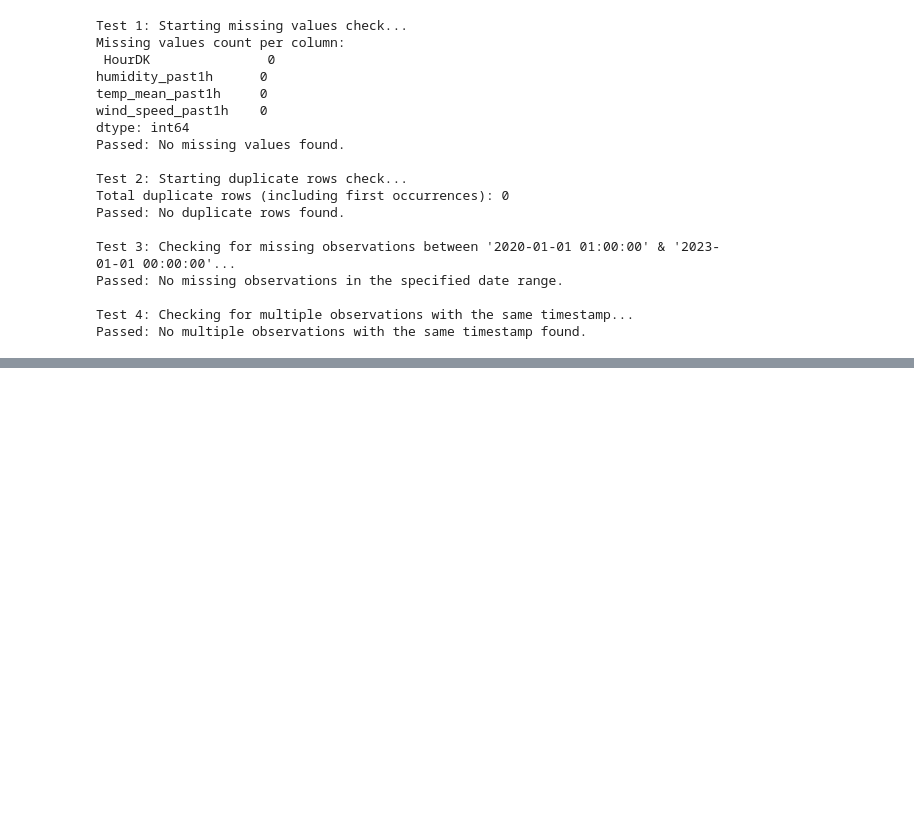
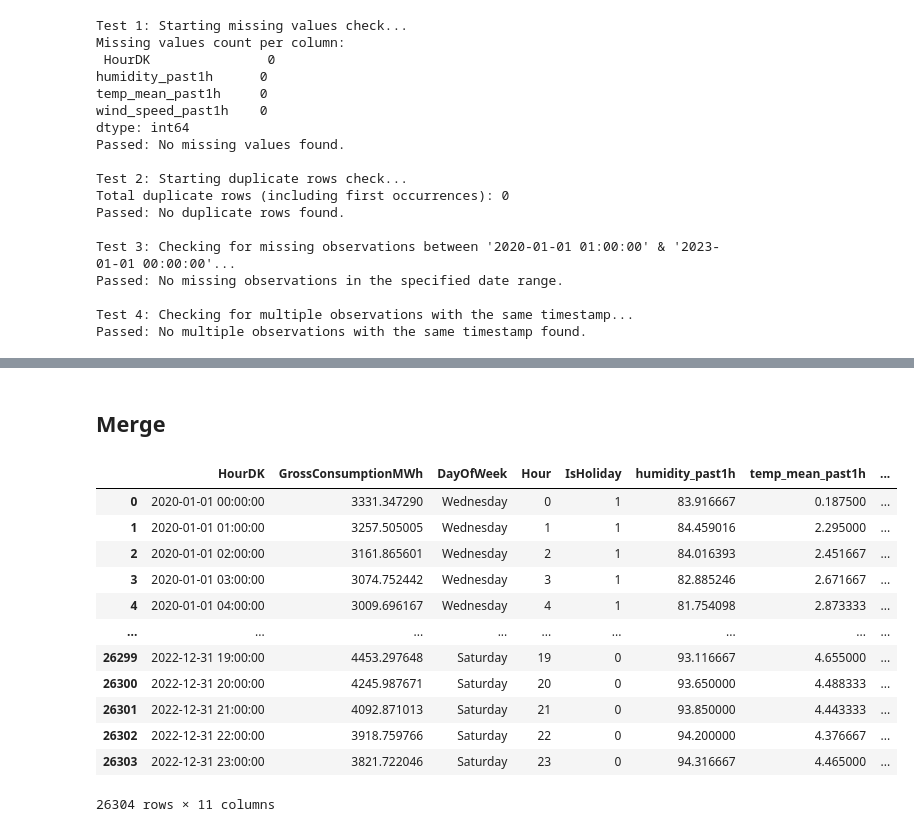
Before and after one commit to madsh0402/Forecasting-energy-consumption-in-Denmark, a Jupyter notebook: Data Cleaning/Merge data files.ipynb, the cells around one changed output, grey strips where cells are left out. Cells and saved outputs as stored; diff of their text form; code cells hidden in the pictures; blank space fills up the shorter version.

```diff
--- a/Data Cleaning/Merge data files.ipynb
+++ b/Data Cleaning/Merge data files.ipynb
@@ -325,0 +304,7 @@ df_weather
+# %%
+
+df_Ecar['HourDK'] = pd.to_datetime(df_Ecar['HourDK']) # Ensure 'Unnamed: 0' is treated as datetime
+df_Hcar['HourDK'] = pd.to_datetime(df_Ecar['HourDK'])
+
+df_Ecar['Electric cars'] = df_Ecar['Electric cars'].pct_change() * 100 # Calculate the percentage change
+df_Hcar['Plug-in hybrid cars'] = df_Hcar['Plug-in hybrid cars'].pct_change() * 100
@@ -325,0 +313,6 @@ df_weather
+# %%
+df_Ecar = df_Ecar[(df_Ecar['HourDK'] >= '2020-01-01 00:00:00') & (df_Ecar['HourDK'] <= '2022-12-31 23:00:00')]
+df_Ecar = df_Ecar.sort_values(by='HourDK')
+
+df_Hcar = df_Hcar[(df_Hcar['HourDK'] >= '2020-01-01 00:00:00') & (df_Hcar['HourDK'] <= '2022-12-31 23:00:00')]
+df_Hcar = df_Hcar.sort_values(by='HourDK')
@@ -325,0 +342,2 @@ df_weather
+# %%
+df_price = pd.read_csv(f"{basepath}/EL_price_interpolated.csv")
@@ -325,0 +346,9 @@ df_weather
+# %%
+df_price['EL_price'] = df_price.loc[:, df_price.columns != 'DateTime'].mean(axis=1)
+df_price = df_price[['DateTime','EL_price']]
+
+df_price.rename(columns={'DateTime': 'HourDK'}, inplace=True)
+
+df_price = df_price[(df_price['HourDK'] >= '2020-01-01 00:00:00') & (df_price['HourDK'] <= '2022-12-31 23:00:00')]
+df_price = df_price.sort_values(by='HourDK')
+df_price = df_price.drop_duplicates()
@@ -325,0 +374,30 @@ df_weather
+# %% [markdown]
+## Merge
+# %%
+df_consumption['HourDK'] = pd.to_datetime(df_consumption['HourDK'])
+df_weather['HourDK'] = pd.to_datetime(df_weather['HourDK'])
+df_Ecar['HourDK'] = pd.to_datetime(df_Ecar['HourDK'])
+df_Hcar['HourDK'] = pd.to_datetime(df_Hcar['HourDK'])
+df_price['HourDK'] = pd.to_datetime(df_price['HourDK'])
+
+# Merge dataframes one by one on the 'HourDK' column
+df_merged = df_consumption
+df_merged = pd.merge(df_merged, df_weather, on='HourDK', how='outer')
+df_merged = pd.merge(df_merged, df_Ecar, on='HourDK', how='outer')
+df_merged = pd.merge(df_merged, df_Hcar, on='HourDK', how='outer')
+df_merged = pd.merge(df_merged, df_price, on='HourDK', how='outer')
+df_merged
+# %% [output]
+|  | HourDK | GrossConsumptionMWh | DayOfWeek | Hour | IsHoliday | humidity_past1h | temp_mean_past1h | ... |
+| 0 | 2020-01-01 00:00:00 | 3331.347290 | Wednesday | 0 | 1 | 83.916667 | 0.187500 | ... |
+| 1 | 2020-01-01 01:00:00 | 3257.505005 | Wednesday | 1 | 1 | 84.459016 | 2.295000 | ... |
+| 2 | 2020-01-01 02:00:00 | 3161.865601 | Wednesday | 2 | 1 | 84.016393 | 2.451667 | ... |
+| 3 | 2020-01-01 03:00:00 | 3074.752442 | Wednesday | 3 | 1 | 82.885246 | 2.671667 | ... |
+| 4 | 2020-01-01 04:00:00 | 3009.696167 | Wednesday | 4 | 1 | 81.754098 | 2.873333 | ... |
+| ... | ... | ... | ... | ... | ... | ... | ... | ... |
+| 26299 | 2022-12-31 19:00:00 | 4453.297648 | Saturday | 19 | 0 | 93.116667 | 4.655000 | ... |
+| 26300 | 2022-12-31 20:00:00 | 4245.987671 | Saturday | 20 | 0 | 93.650000 | 4.488333 | ... |
+| 26301 | 2022-12-31 21:00:00 | 4092.871013 | Saturday | 21 | 0 | 93.850000 | 4.443333 | ... |
+| 26302 | 2022-12-31 22:00:00 | 3918.759766 | Saturday | 22 | 0 | 94.200000 | 4.376667 | ... |
+| 26303 | 2022-12-31 23:00:00 | 3821.722046 | Saturday | 23 | 0 | 94.316667 | 4.465000 | ... |
+26304 rows × 11 columns
```
Also changed, not shown: parts of 23 cells of this notebook, 1 other file.
